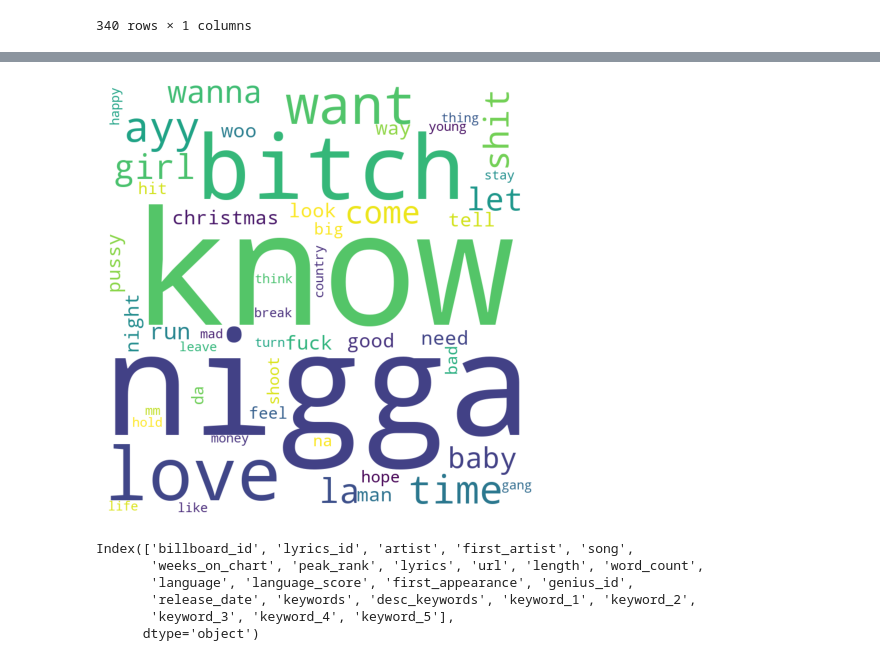
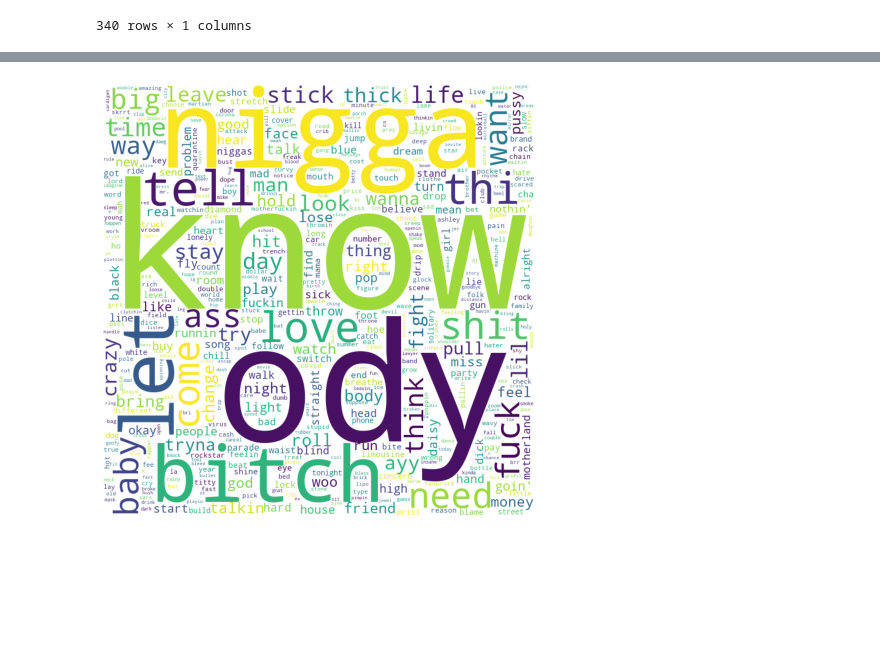
Before and after one commit to FelixSiegfriedRiedel/chart-lyrics-analysis, a Jupyter notebook: src/notebooks/keywords.ipynb, the cells around one changed output, grey strips where cells are left out. Cells and saved outputs as stored; diff of their text form; code cells hidden in the pictures; blank space fills up the shorter version.

Commit message:
finalized keyword analysis: added keyword search for annotations, descriptions and comments

```diff
--- a/src/notebooks/keywords.ipynb
+++ b/src/notebooks/keywords.ipynb
@@ -37,6 +39,8 @@ for dirname, _, filenames in os.walk('../../data/billboard'):
 # %%
 pd.set_option('display.max_rows', 10)
 pd.set_option('display.max_colwidth', 30)
-lyrics = pd.read_csv('../../data/lyrics/bb_t100_lyrics_en_v2.csv', index_col=0, encoding='utf-8')
+lyrics = pd.read_csv('../../data/lyrics/bb_t100_lyrics_en.csv', index_col=0, encoding='utf-8')
+lyrics['genius_annotations'] = lyrics['genius_annotations'].apply(literal_eval)
+lyrics['genius_comments'] = lyrics['genius_comments'].apply(literal_eval)
 lyrics.tail()
 # %% [output]
@@ -260,0 +261,26 @@ keywords_2020_dict
+# %%
+# covid_keywords = ['antidote', 'contact', 'contracting', 'corona', 'coronavirus', 'cough', 'covid', 'cure',
+#                    'distancing', 'flu', 'hazmat', 'hospitable', 'ill', 'mask', 'pandemic', 'quarantine', 'sars',
+#                    'sick', 'solitary', 'symptom', 'threat', 'virus', 'wave']
+
+# covid_keywords = ['antidote', 'contracting', 'corona', 'coronavirus', 'cough', 'covid', 'distancing', 'flu', 'hazmat',
+#                    'hospitable', 'mask', 'pandemic', 'quarantine', 'sars', 'symptom', 'virus']
+
+covid_keywords = ['corona', 'coronavirus', 'covid', 'pandemic', 'quarantine', 'sars', 'virus']
+
+
+def has_covid_keyword(keywords):
+    for word in covid_keywords:
+        if word in keywords:
+            return True
+    return  False
+# %%
+lyrics['has_covid_keyword'] = lyrics['keywords'].apply(has_covid_keyword)
+lyrics['desc_has_covid_keyword'] = lyrics['desc_keywords'].apply(has_covid_keyword)
+lyrics['ann_has_covid_keyword'] = lyrics['ann_keywords'].apply(has_covid_keyword)
+lyrics['com_has_covid_keyword'] = lyrics['com_keywords'].apply(has_covid_keyword)
+covid_lyrics = lyrics.loc[covid_ids].loc[(lyrics['has_covid_keyword'] == True) |
+                                         (lyrics['desc_has_covid_keyword'] == True) |
+                                         (lyrics['ann_has_covid_keyword'] == True)]
+covid_lyrics.to_excel('../../data/output/covid_lyrics_bb.xlsx', encoding='utf-8')
+covid_lyrics
@@ -261,24 +301,25 @@ keywords_2020_dict
+# %%
+covid_keywords = {}
+for keywords in covid_lyrics['keywords']:
+    for keyword in keywords:
+        if keyword in covid_keywords.keys():
+            covid_keywords[keyword]+=keywords[keyword]
+        else:
+            covid_keywords[keyword]=keywords[keyword]
+
+covid_keywords = dict(sorted(covid_keywords.items(), key=lambda item: item[1], reverse=True))
 # %%
 from wordcloud import WordCloud
 wordcloud = WordCloud(width = 800, height = 800,
                 background_color ='white', relative_scaling=0.80,
-                max_words=50).fit_words(keywords_2020_dict)
+                max_words=500).fit_words(covid_keywords)
 
 # plot the WordCloud image
 plt.figure(figsize = (6, 6), facecolor = None)
 plt.imshow(wordcloud)
 plt.axis("off")
 plt.tight_layout(pad = 0)
-wordcloud.to_file('../../data/output/top_words_2020.jpg')
+# wordcloud.to_file('../../data/output/top_words_2019.jpg')
 plt.show()
 # %% [output]
-[figure, old version]
+[figure, new version]
-# %%
-lyrics.columns
-# %% [output]
-Index(['billboard_id', 'lyrics_id', 'artist', 'first_artist', 'song',
-       'weeks_on_chart', 'peak_rank', 'lyrics', 'url', 'length', 'word_count',
-       'language', 'language_score', 'first_appearance', 'genius_id',
-       'release_date', 'keywords', 'desc_keywords', 'keyword_1', 'keyword_2',
-       'keyword_3', 'keyword_4', 'keyword_5'],
-      dtype='object')
```
Also changed, not shown: parts of 17 cells of this notebook, 4 other files.
